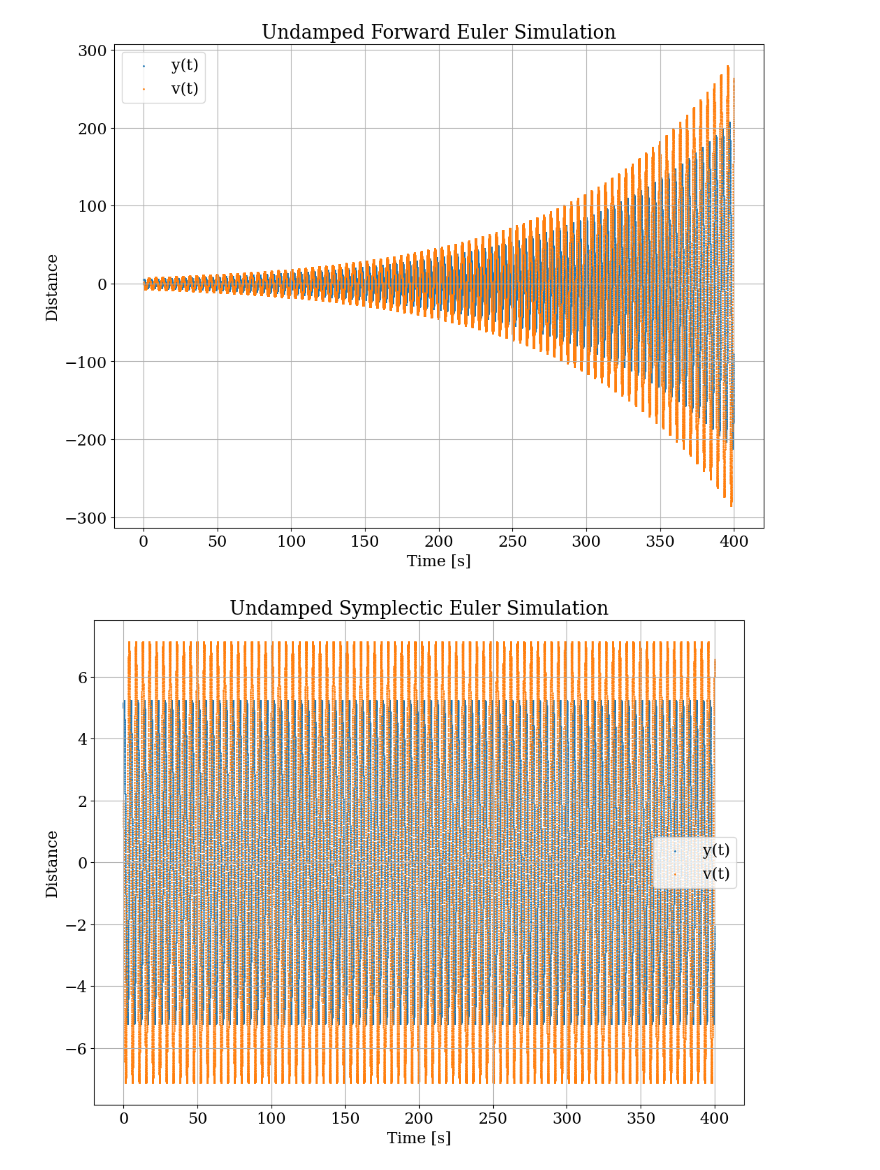
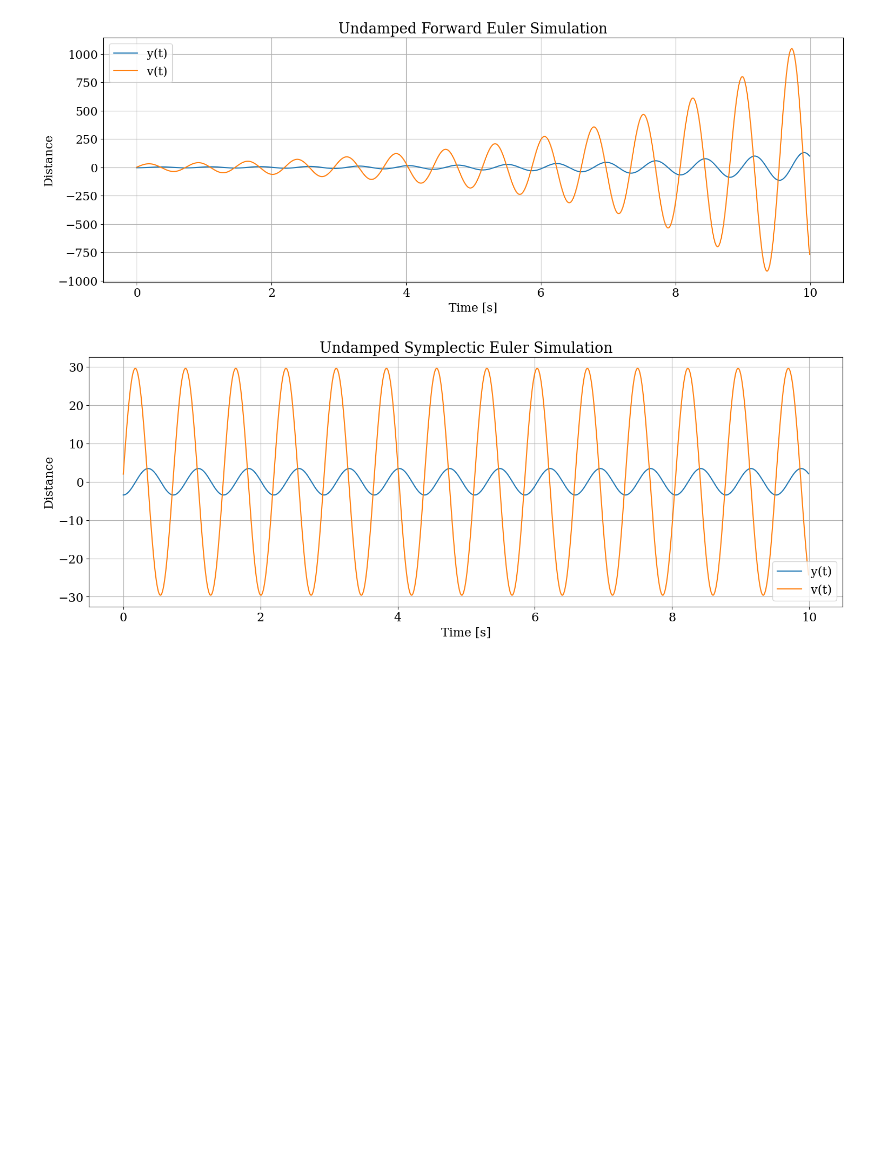
Before and after one commit to luke-wriglesworth/mass-spring, a Jupyter notebook: mass_spring.ipynb, the cells around one changed output. Saved outputs shown, nothing was run; the diff lists cells and outputs as text; code cells hidden in the pictures; blank space fills up the shorter version.

Commit message:
added measured constants and set initial conditions properly

```diff
--- a/mass_spring.ipynb
+++ b/mass_spring.ipynb
@@ -1,9 +1,14 @@
 # %%
 import numpy as np
 import matplotlib.pyplot as plt
-plt.rcParams.update({'font.size': 16, 'figure.figsize': (12, 9), 'font.family': 'serif'})
+from scipy.signal import find_peaks
+
+plt.rcParams.update({'font.size': 16, 'figure.figsize': (18, 6), 'font.family': 'serif'})
 
 # Experimental Data Analysis
+m1 = 200.3 # g, w/o disk (undamped)
+m2 = 217.1 # g, w/ disk (damped)
+
 pos_header = ['time','dist','err']
 vel_header = ['time','vel']
 undamped_pos_data = np.genfromtxt('pos_undamped.txt', skip_header=2, delimiter="", names=pos_header)
@@ -12,14 +17,14 @@ damped_pos_data = np.genfromtxt('pos_damped.txt', skip_header=2, delimiter="", n
 damped_vel_data = np.genfromtxt('vel_damped.txt', skip_header=2, delimiter="", names=vel_header)
 
 # undamped
-undamped_pos = undamped_pos_data['dist']
+undamped_pos = undamped_pos_data['dist'] - np.median(undamped_pos_data['dist'])
 undamped_pos_err = undamped_pos_data['err']
 undamped_pos_time = undamped_pos_data['time']
 undamped_vel = undamped_vel_data['vel']
 undamped_vel_time = undamped_vel_data['time']
 
 # damped
-damped_pos = damped_pos_data['dist']
+damped_pos = damped_pos_data['dist'] - np.median(damped_pos_data['dist'])
 damped_pos_err = damped_pos_data['err']
 damped_pos_time = damped_pos_data['time']
 damped_vel = damped_vel_data['vel']
@@ -30,7 +35,6 @@ def plot_pos(time, pos, pos_err,title):
     plt.title(title)
     plt.xlim(min(time), max(time))
     plt.errorbar(time, pos, yerr=pos_err, fmt='o', label="Position & Uncertainty", linestyle='', capsize=1.5, markersize=1.25, c="red",capthick=0.3, elinewidth=0.2, ecolor='blue')
-    #plt.scatter(time,pos, label="Undamped")
     plt.xlabel("Time [s]")
     plt.ylabel("Position [cm]")
     plt.legend()
@@ -60,13 +127,14 @@ plot_vel(damped_vel_time, damped_vel, "Damped Velocity Measurements").savefig("d
 # %%
 # Simulation
-dt = 1/100
-m1 = 0.2003 # w/o disk
-m2 = 0.2171 # w/ disk
-omega_0 = 1/.734
-gamma = 0.03
+dt = 0.01
+gamma = damped_decay_const
+y_0_damped = damped_pos[0]
+y_0_undamped = undamped_pos[0]
+v_0 = 2
+t_max = 10
 
 def forward_euler(y_0, v_0, omega_0, dt, t_max):
-    t = np.linspace(0,t_max, int(t_max/dt))
+    t = np.arange(0,t_max,dt)
     y = np.zeros(len(t))
     v = np.zeros(len(t))
     y[0] = y_0
@@ -77,7 +145,7 @@ def forward_euler(y_0, v_0, omega_0, dt, t_max):
     return y, v, t
 
 def symplectic_euler(y_0, v_0, omega_0, dt, t_max):
-    t = np.linspace(0,t_max, int(t_max/dt))
+    t = np.arange(0,t_max,dt)
     y = np.zeros(len(t))
     v = np.zeros(len(t))
     y[0] = y_0
@@ -87,8 +155,8 @@ def symplectic_euler(y_0, v_0, omega_0, dt, t_max):
         v[i] = v[i-1] - dt*omega_0**2*y[i]
     return y, v, t
 
-def forward_euler_damped(y_0, v_0, omega_0, dt, t_max):
-    t = np.linspace(0,t_max, int(t_max/dt))
+def forward_euler_damped(y_0, v_0, omega_0, gamma, dt, t_max):
+    t = np.arange(0,t_max,dt)
     y = np.zeros(len(t))
     v = np.zeros(len(t))
     y[0] = y_0
@@ -98,8 +166,8 @@ def forward_euler_damped(y_0, v_0, omega_0, dt, t_max):
         v[i] = v[i-1] - (omega_0**2*y[i-1] + gamma*v[i-1])*dt
     return y, v, t
 
-def symplectic_euler_damped(y_0, v_0, omega_0, dt, t_max):
-    t = np.linspace(0,t_max, int(t_max/dt))
+def symplectic_euler_damped(y_0, v_0, omega_0, gamma, dt, t_max):
+    t = np.arange(0,t_max,dt)
     y = np.zeros(len(t))
     v = np.zeros(len(t))
     y[0] = y_0
@@ -109,51 +177,49 @@ def symplectic_euler_damped(y_0, v_0, omega_0, dt, t_max):
         v[i] = v[i-1] - dt*(omega_0**2*y[i] + gamma*v[i-1])
     return y, v, t
 
-y, v, t = forward_euler(5, 2, omega_0, dt, 400)
+y, v, t = forward_euler(y_0_undamped, v_0, undamped_omega_0, dt, t_max)
 fig = plt.figure()
 plt.title("Undamped Forward Euler Simulation")
-plt.scatter(t,y, label="y(t)",s=1)
-plt.scatter(t,v, label="v(t)",s=1)
+plt.plot(t,y, label="y(t)")
+plt.plot(t,v, label="v(t)")
 plt.xlabel("Time [s]")
 plt.ylabel("Distance")
 plt.legend()
 plt.grid()
 fig.savefig("undamped_forward.pdf")
 
-
-y_sym, v_sym, t_sym = symplectic_euler(5, 2, omega_0, dt, 400)
+y_sym, v_sym, t_sym = symplectic_euler(y_0_undamped, v_0, undamped_omega_0, dt, t_max)
 fig = plt.figure()
 plt.title("Undamped Symplectic Euler Simulation")
-plt.scatter(t_sym,y_sym, label="y(t)",s=1)
-plt.scatter(t_sym,v_sym, label="v(t)",s=1)
+plt.plot(t_sym,y_sym, label="y(t)")
+plt.plot(t_sym,v_sym, label="v(t)")
 plt.xlabel("Time [s]")
 plt.ylabel("Distance")
 plt.legend()
 plt.grid()
 fig.savefig("undamped_symplectic.pdf")
 
-
-y, v, t = forward_euler_damped(5, 2, omega_0, dt, 400)
+y, v, t = forward_euler_damped(y_0_damped, v_0, damped_omega_0,gamma,dt, t_max)
 fig = plt.figure()
 plt.title("Damped Forward Euler Simulation")
-plt.scatter(t,y, label="y(t)", s=1)
-plt.scatter(t,v, label="v(t)", s=1)
+plt.plot(t,y, label="y(t)")
+#plt.plot(t,v, label="v(t)")
 plt.xlabel("Time [s]")
 plt.ylabel("Distance")
 plt.legend()
 plt.grid()
 fig.savefig("damped_forward.pdf")
 
-y_sym, v_sym, t_sym = symplectic_euler_damped(5, 2, omega_0, dt, 400)
+y_sym, v_sym, t_sym = symplectic_euler_damped(y_0_damped, v_0, damped_omega_0,gamma, dt, t_max)
 fig = plt.figure()
 plt.title("Damped Symplectic Euler Simulation")
-plt.scatter(t_sym,y_sym, label="y(t)", s=1)
-plt.scatter(t_sym,v_sym, label="v(t)", s=1)
+plt.plot(t_sym,y_sym, label="y(t)")
+#plt.plot(t_sym,v_sym, label="v(t)")
 plt.xlabel("Time [s]")
 plt.ylabel("Distance")
 plt.legend()
 plt.grid()
 fig.savefig("damped_symplectic.pdf")
 # %% [output]
-[figure, old version]
+[figure, new version]
-[figure, old version]
+[figure, new version]
```
Also changed, not shown: parts of 4 cells of this notebook, 9 other files.
